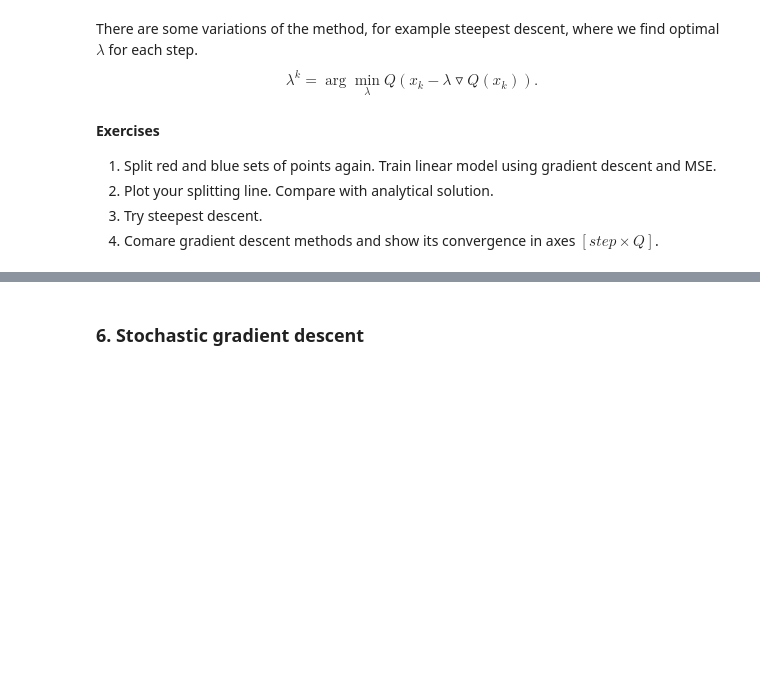
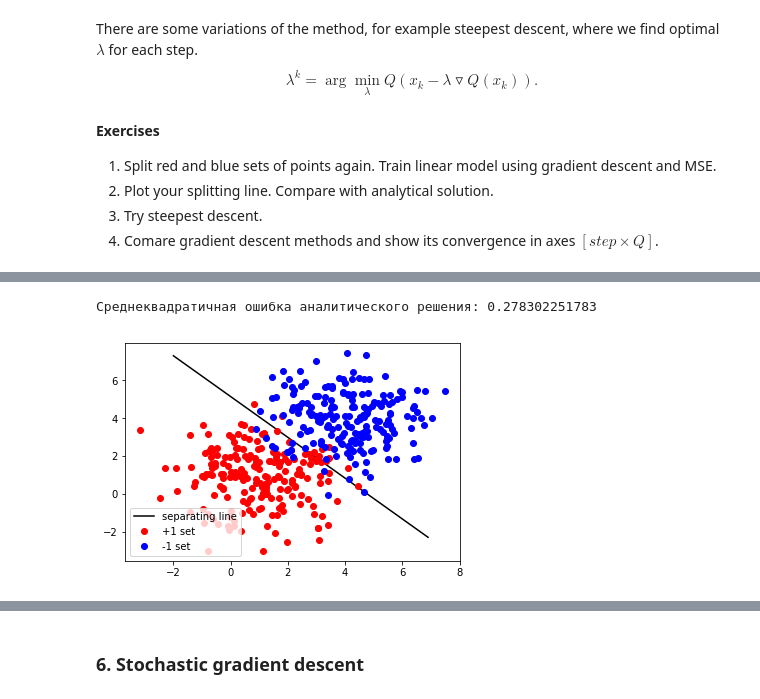
Before and after one commit to SokolovRE/Renju, a Jupyter notebook: labs/lab-1.ipynb, the cells around one changed output, grey strips where cells are left out. Saved outputs shown, nothing was run; the diff lists cells and outputs as text; code cells hidden in the pictures; blank space fills up the shorter version.

```diff
--- a/labs/lab-1.ipynb
+++ b/labs/lab-1.ipynb
@@ -397,0 +412,12 @@ path = gradient_descent(MSE_loss, MSE_gradient, np.array([0, 0, 0]))
+# %%
+w_exact = np.dot(np.dot(np.linalg.inv(np.dot(X.T, X)), X.T), Y)
+print("Среднеквадратичная ошибка аналитического решения:", MSE_loss(w_exact))
+
+plt.plot(x_range, separating_line(w_exact, x_range), 'k', label='separating line')
+plt.plot(red_points[:,0], red_points[:,1], 'or', label='+1 set')
+plt.plot(blue_points[:,0], blue_points[:,1], 'ob', label = '-1 set')
+plt.legend()
+plt.show()
+# %% [output]
+Среднеквадратичная ошибка аналитического решения: 0.278302251783
+[figure, added]
```
Also changed, not shown: parts of 15 cells of this notebook.
